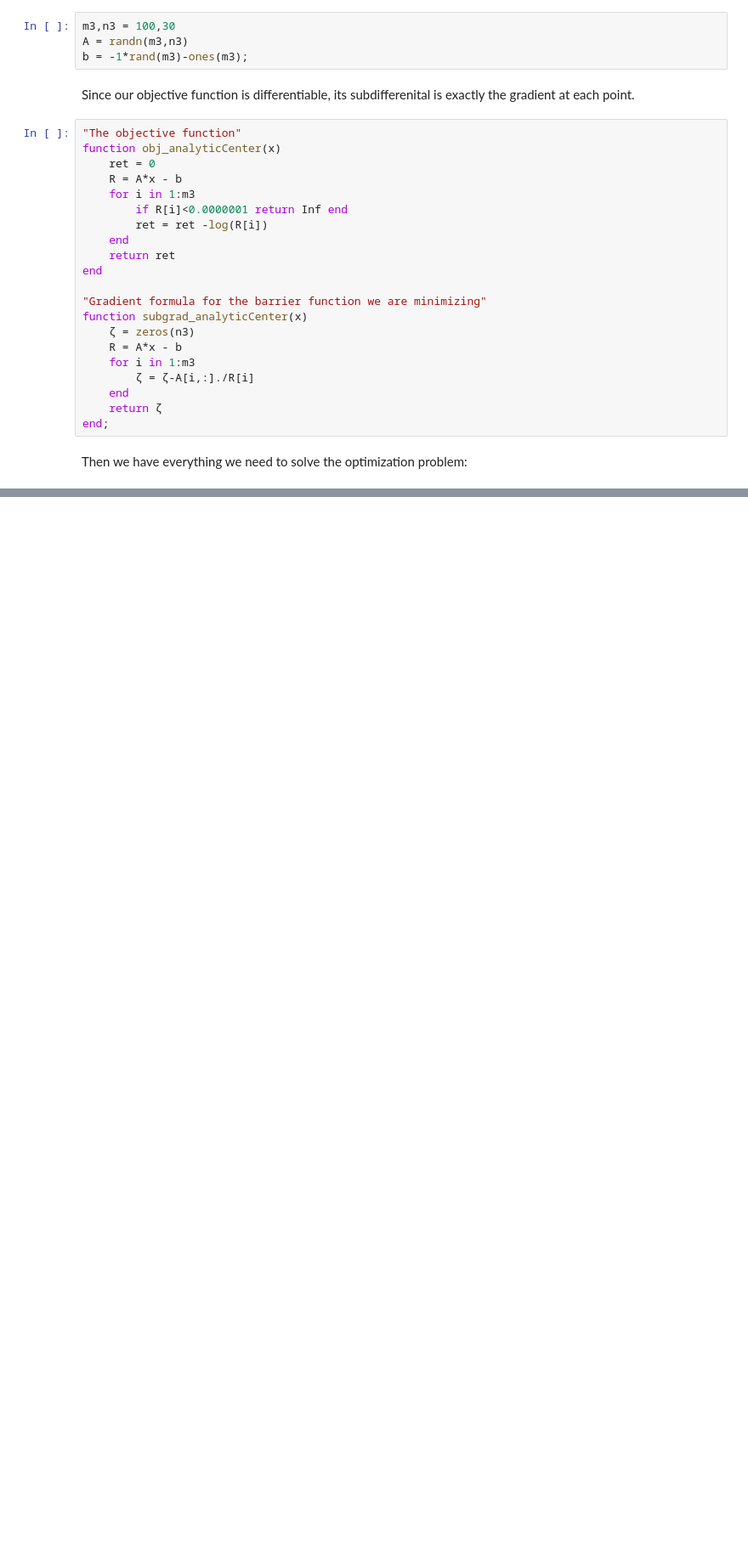
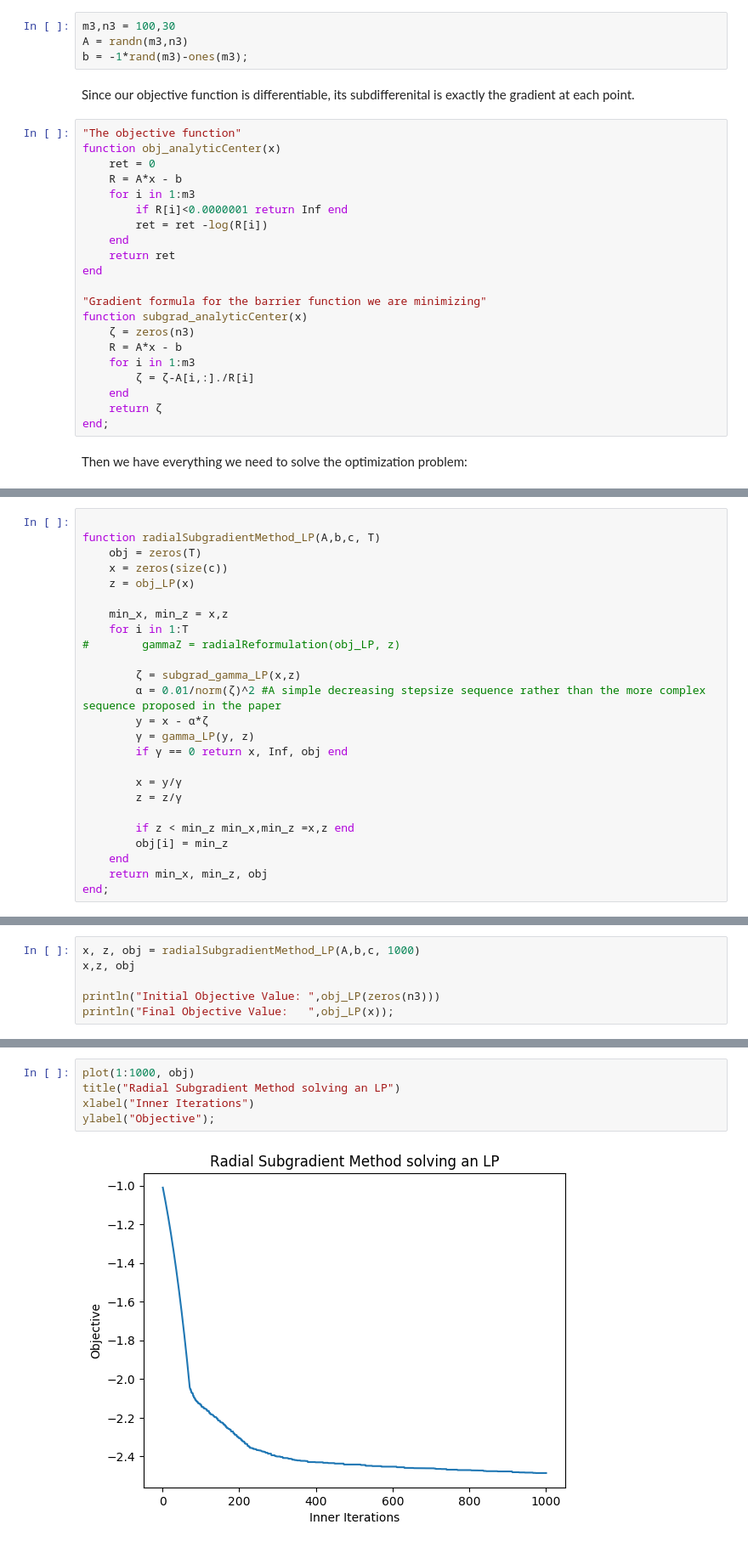
Before and after one commit to bgrimmer/Radial-Subgradient-Method, a Jupyter notebook: Interactive-Radial-Subgradient-Method.ipynb, the cells around one changed output, grey strips where cells are left out. Shown at 85% size. Drawn from its saved outputs; the diff is of its cells as text; blank space fills up the shorter version.

```diff
--- a/Interactive-Radial-Subgradient-Method.ipynb
+++ b/Interactive-Radial-Subgradient-Method.ipynb
@@ -423,0 +498,25 @@ ylabel("Objective");
+# %%
+
+function radialSubgradientMethod_LP(A,b,c, T)
+    obj = zeros(T)
+    x = zeros(size(c))
+    z = obj_LP(x)
+
+    min_x, min_z = x,z
+    for i in 1:T
+#        gammaZ = radialReformulation(obj_LP, z)
+
+        ζ = subgrad_gamma_LP(x,z)
+        α = 0.01/norm(ζ)^2 #A simple decreasing stepsize sequence rather than the more complex sequence proposed in the paper
+        y = x - α*ζ
+        γ = gamma_LP(y, z)
+        if γ == 0 return x, Inf, obj end
+
+        x = y/γ
+        z = z/γ
+
+        if z < min_z min_x,min_z =x,z end
+        obj[i] = min_z
+    end
+    return min_x, min_z, obj
+end;
@@ -423,0 +539,6 @@ ylabel("Objective");
+# %%
+x, z, obj = radialSubgradientMethod_LP(A,b,c, 1000)
+x,z, obj
+
+println("Initial Objective Value: ",obj_LP(zeros(n3)))
+println("Final Objective Value:   ",obj_LP(x));
@@ -423,0 +548,7 @@ ylabel("Objective");
+# %%
+plot(1:1000, obj)
+title("Radial Subgradient Method solving an LP")
+xlabel("Inner Iterations")
+ylabel("Objective");
+# %% [output]
+[figure, added]
```
Also changed, not shown: parts of 27 cells of this notebook.
